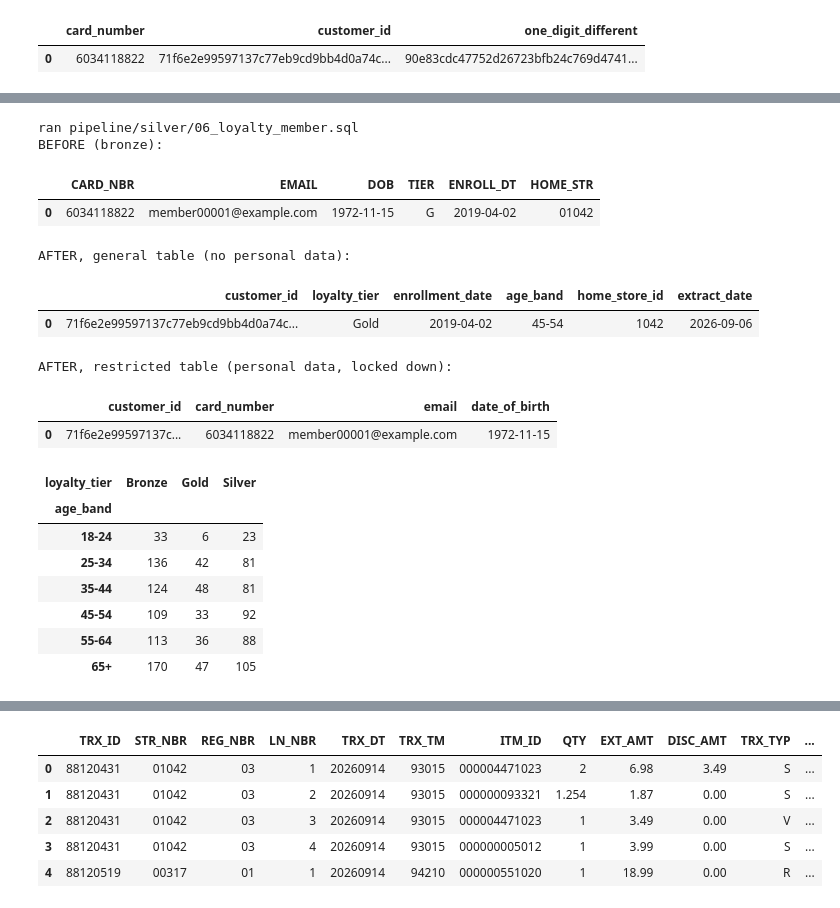
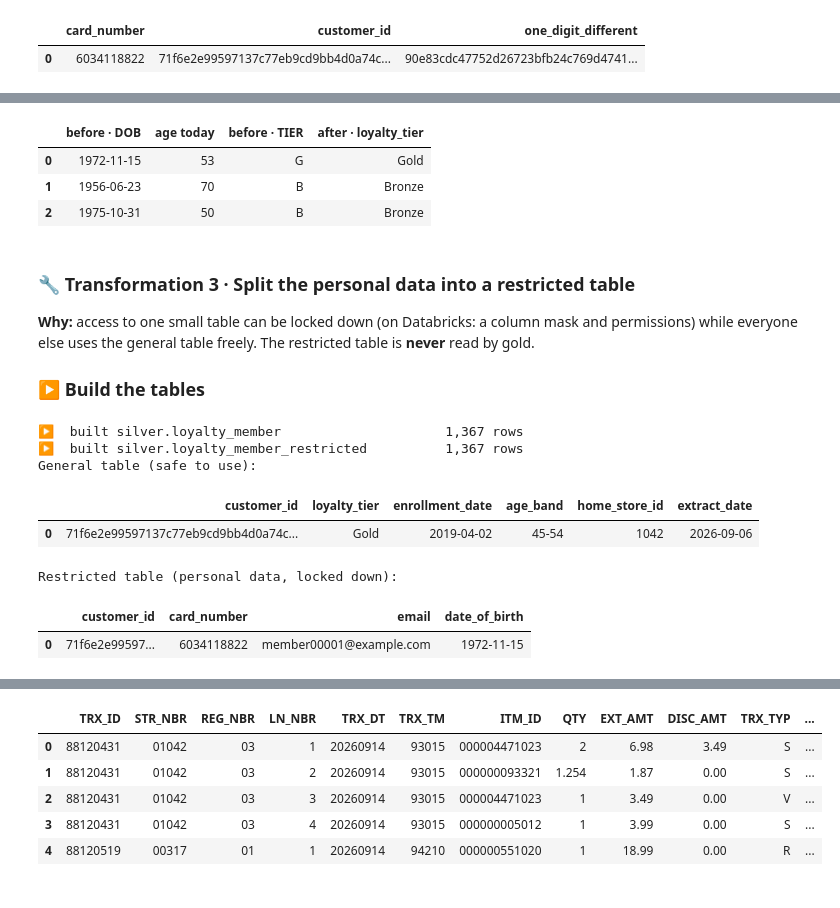
Before and after one commit to subrata-samanta/ai-ready-retail-data-genie-demo, a Jupyter notebook: notebooks/FreshCart_Data_Transformation_Walkthrough.ipynb, the cells around one changed output, grey strips where cells are left out. Drawn from its saved outputs; the diff is of its cells as text; code cells hidden in the pictures.

```diff
--- a/notebooks/FreshCart_Data_Transformation_Walkthrough.ipynb
+++ b/notebooks/FreshCart_Data_Transformation_Walkthrough.ipynb
@@ -1393,30 +1292,31 @@ FROM _members;
+# %%
+q('''SELECT DOB AS "before · DOB",
+            CAST((julianday('${AS_OF_DATE}') - julianday(DOB)) / 365.25 AS INTEGER) AS "age today",
+            TIER AS "before · TIER", CASE TIER WHEN 'G' THEN 'Gold' WHEN 'S' THEN 'Silver' WHEN 'B' THEN 'Bronze' END AS "after · loyalty_tier"
+     FROM bronze.crm_member_raw LIMIT 3''')
+# %% [output]
+|  | before · DOB | age today | before · TIER | after · loyalty_tier |
+| 0 | 1972-11-15 | 53 | G | Gold |
+| 1 | 1956-06-23 | 70 | B | Bronze |
+| 2 | 1975-10-31 | 50 | B | Bronze |
+# %% [markdown]
+### 🔧 Transformation 3 · Split the personal data into a restricted table
+**Why:** access to one small table can be locked down (on Databricks: a column mask and permissions) while everyone
+else uses the general table freely. The restricted table is **never** read by gold.
+
+### ▶️ Build the tables
 # %%
-run_step("pipeline/silver/06_loyalty_member.sql")
-print("BEFORE (bronze):")
-display(q("SELECT CARD_NBR, EMAIL, DOB, TIER, ENROLL_DT, HOME_STR FROM bronze.crm_member_raw WHERE CARD_NBR = '6034118822'"))
-print("AFTER, general table (no personal data):")
+build("pipeline/silver/06_loyalty_member.sql", "silver.loyalty_member", "silver.loyalty_member_restricted")
+print("General table (safe to use):")
 display(q("SELECT * FROM silver.loyalty_member WHERE customer_id = sha2('6034118822', 256)"))
-print("AFTER, restricted table (personal data, locked down):")
-display(q("SELECT substr(customer_id, 1, 16) || '...' AS customer_id, card_number, email, date_of_birth FROM silver.loyalty_member_restricted WHERE customer_id = sha2('6034118822', 256)"))
+print("Restricted table (personal data, locked down):")
+display(q("SELECT substr(customer_id, 1, 12) || '...' AS customer_id, card_number, email, date_of_birth FROM silver.loyalty_member_restricted WHERE customer_id = sha2('6034118822', 256)"))
 # %% [output]
-ran pipeline/silver/06_loyalty_member.sql
-BEFORE (bronze):
+▶️  built silver.loyalty_member                     1,367 rows
+▶️  built silver.loyalty_member_restricted          1,367 rows
+General table (safe to use):
-|  | CARD_NBR | EMAIL | DOB | TIER | ENROLL_DT | HOME_STR |
-| 0 | 6034118822 | member00001@example.com | 1972-11-15 | G | 2019-04-02 | 01042 |
+|  | customer_id | loyalty_tier | enrollment_date | age_band | home_store_id | extract_date |
+| 0 | 71f6e2e99597137c77eb9cd9bb4d0a74c... | Gold | 2019-04-02 | 45-54 | 1042 | 2026-09-06 |
-AFTER, general table (no personal data):
+Restricted table (personal data, locked down):
-|  | customer_id | loyalty_tier | enrollment_date | age_band | home_store_id | extract_date |
-| 0 | 71f6e2e99597137c77eb9cd9bb4d0a74c... | Gold | 2019-04-02 | 45-54 | 1042 | 2026-09-06 |
+|  | customer_id | card_number | email | date_of_birth |
+| 0 | 71f6e2e99597... | 6034118822 | member00001@example.com | 1972-11-15 |
-AFTER, restricted table (personal data, locked down):
-|  | customer_id | card_number | email | date_of_birth |
-| 0 | 71f6e2e99597137c... | 6034118822 | member00001@example.com | 1972-11-15 |
-# %%
-q("SELECT loyalty_tier, age_band, COUNT(*) AS members FROM silver.loyalty_member GROUP BY 1, 2 ORDER BY 1, 2").pivot(index="age_band", columns="loyalty_tier", values="members")
-# %% [output]
-| loyalty_tier | Bronze | Gold | Silver |
-| age_band |  |  |  |
-| 18-24 | 33 | 6 | 23 |
-| 25-34 | 136 | 42 | 81 |
-| 35-44 | 124 | 48 | 81 |
-| 45-54 | 109 | 33 | 92 |
-| 55-64 | 113 | 36 | 88 |
-| 65+ | 170 | 47 | 105 |
```
Also changed, not shown: parts of 446 cells of this notebook.
